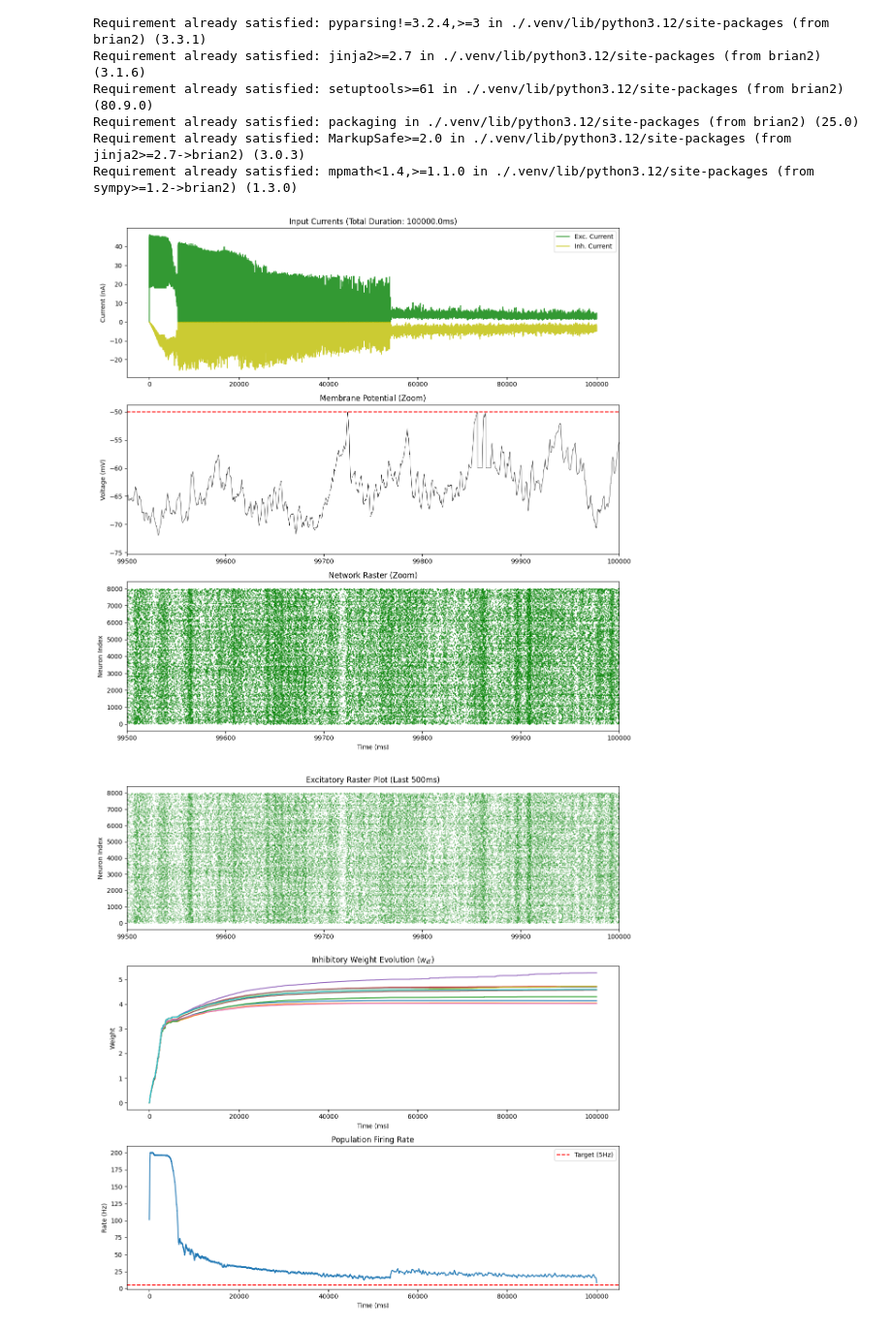
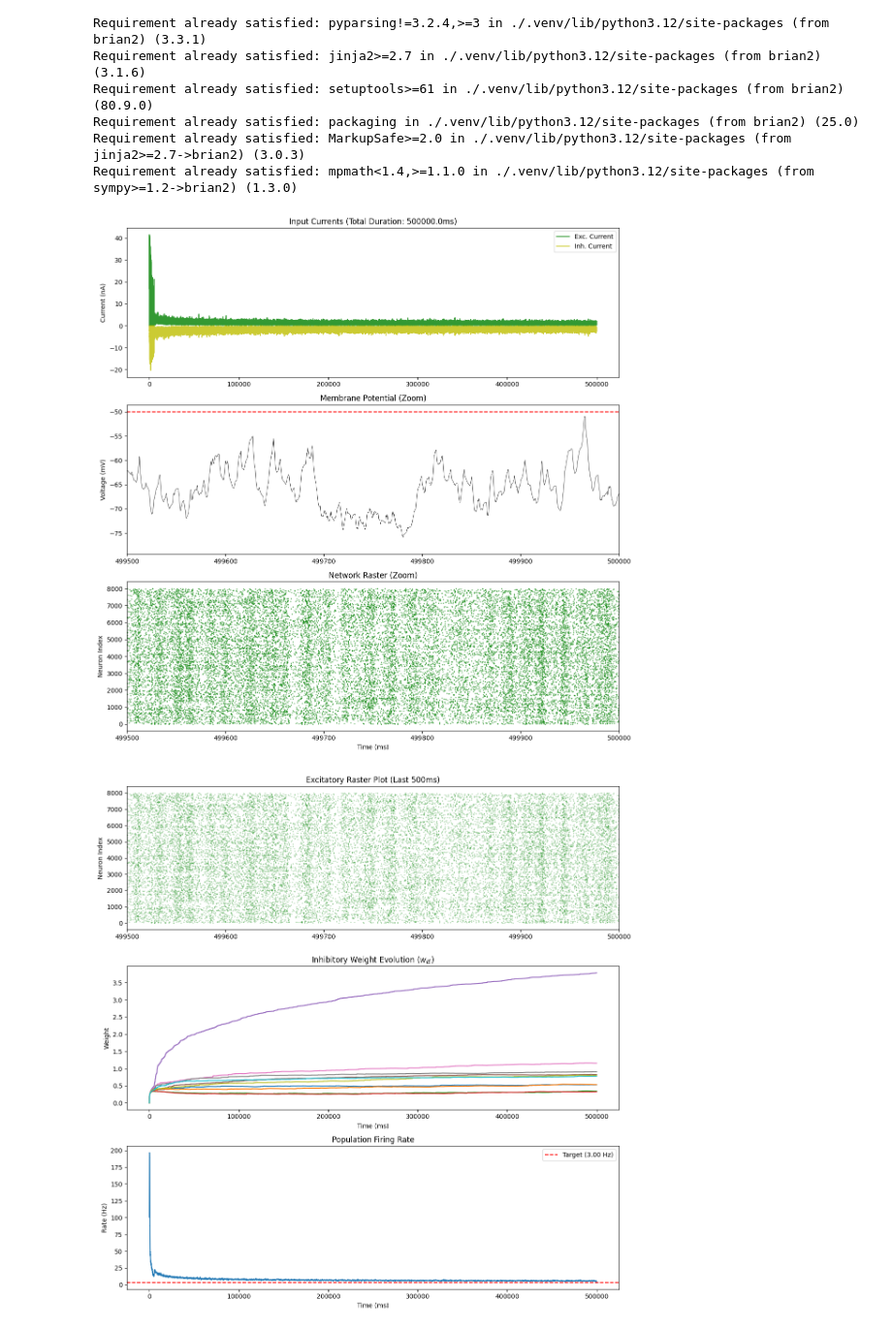
Before and after one commit to m-buschmann/balancing_networks, a Jupyter notebook: CP_Project_Balancing_Network.ipynb, the cells around one changed output. Shown at 97% size. Drawn from its saved outputs; the diff is of its cells as text; code cells hidden in the pictures.

Commit message:
fixed some parameters, added pearson correlation, tracking 20 neurons, made rho_0 dependent on alpha

```diff
--- a/CP_Project_Balancing_Network.ipynb
+++ b/CP_Project_Balancing_Network.ipynb
@@ -11,13 +11,14 @@ p = 0.02
 tau_m, tau_syn_exc, tau_syn_inh = 20*ms, 5*ms, 10*ms
 V_thr, V_reset, E_leak = -50*mV, -60*mV, -60*mV
 I_b, g_bar = 200*pA, 3*nS
+g_bar_II = 10 * g_bar
 
 
 tau_stdp = 20*ms
 eta = 1e-3 if plasticity_on else 0
-alpha = 0.12
+alpha = 0.12 #α = 2 × ρ0 × τSTDP
 w_max = 10.0
-sim_time = 100000*ms if plasticity_on else 1000*ms
+sim_time = 500000*ms if plasticity_on else 1000*ms
 
 
 neuron_eqs = '''
@@ -45,14 +46,14 @@ G_inh.v = 'V_reset + rand() * (V_thr - V_reset)'
 
 S_EE = Synapses(G_exc, G_exc, 'w : 1', on_pre='g_exc_post += w*g_bar'); S_EE.connect(p=p); S_EE.w = 1.0
 S_EI = Synapses(G_exc, G_inh, 'w : 1', on_pre='g_exc_post += w*g_bar'); S_EI.connect(p=p); S_EI.w = 1.0
-S_II = Synapses(G_inh, G_inh, 'w : 1', on_pre='g_inh_post += w*g_bar'); S_II.connect(p=p); S_II.w = 10.0
+S_II = Synapses(G_inh, G_inh, 'w : 1', on_pre='g_inh_post += w*g_bar_II'); S_II.connect(p=p); S_II.w = 1.0
 
 
 if plasticity_on:
-    pre_logic = 'g_inh_post += w*g_bar; w += eta * (x_post - alpha)'
-    post_logic = 'w += eta * x_pre'
+    pre_logic = 'g_inh_post += w*g_bar_II; w = clip(w + eta * (x_post - alpha), 0, w_max)'
+    post_logic = 'w = clip(w + eta * x_pre, 0, w_max)'
 else:
-    pre_logic = 'g_inh_post += w*g_bar'
+    pre_logic = 'g_inh_post += w*g_bar_II'
     post_logic = ''
 
 S_IE = Synapses(G_inh, G_exc, 'w : 1', on_pre=pre_logic, on_post=post_logic)
@@ -62,7 +63,7 @@ S_IE.w = 0.0
 P_input_e = PoissonInput(G_exc, 'g_exc', N=100, rate=5*Hz, weight=0.1*g_bar)
 P_input_i = PoissonInput(G_inh, 'g_exc', N=100, rate=5*Hz, weight=0.1*g_bar)
 
-stat_mon = StateMonitor(G_exc, ['v', 'I_exc', 'I_inh'], record=0)
+stat_mon = StateMonitor(G_exc, ['v', 'I_exc', 'I_inh'], record=range(20))
 weight_mon = StateMonitor(S_IE, 'w', record=range(10))
 spikes_e = SpikeMonitor(G_exc)
 rate_mon = PopulationRateMonitor(G_exc)
@@ -104,28 +105,28 @@ ax[2].set(xlim=(t_start, t_end), xlabel='Time (ms)', ylabel='Neuron Index', titl
 plt.tight_layout()
 plt.show()
 # %% [output]
-[figure, old version]
+[figure, new version]
 # %%
 fig, ax = plt.subplots(3, 1, figsize=(12, 12))
-
+rho_0 = alpha / (2 * tau_stdp)
 t_end = sim_time / ms
 ax[0].plot(spikes_e.t/ms, spikes_e.i, '.g', markersize=0.5)
 ax[0].set(xlim=(t_end-500, t_end), title="Excitatory Raster Plot (Last 500ms)", ylabel="Neuron Index")
 
 
 if 'weight_mon' in locals():
     ax[1].plot(weight_mon.t/ms, weight_mon.w.T)
 ax[1].set(title="Inhibitory Weight Evolution ($w_{IE}$)", ylabel="Weight", xlabel="Time (ms)")
 
 ax[2].plot(rate_mon.t/ms, rate_mon.smooth_rate(window='gaussian', width=100*ms)/Hz)
-ax[2].axhline(5, color='r', ls='--', label='Target (5Hz)')
+ax[2].axhline(rho_0/Hz, color='r', ls='--', label=f'Target ({rho_0/Hz:.2f} Hz)')
 ax[2].set(title="Population Firing Rate", ylabel="Rate (Hz)", xlabel="Time (ms)")
 ax[2].legend()
 
 plt.tight_layout()
 plt.show()
 # %% [output]
-[figure, old version]
+[figure, new version]
 # %%
 def calculate_vogels_correlation(spike_monitor, sim_time, num_neurons=50, window_size=1.0*second):
     t_end = sim_time
```
Also changed, not shown: parts of 7 cells of this notebook.
